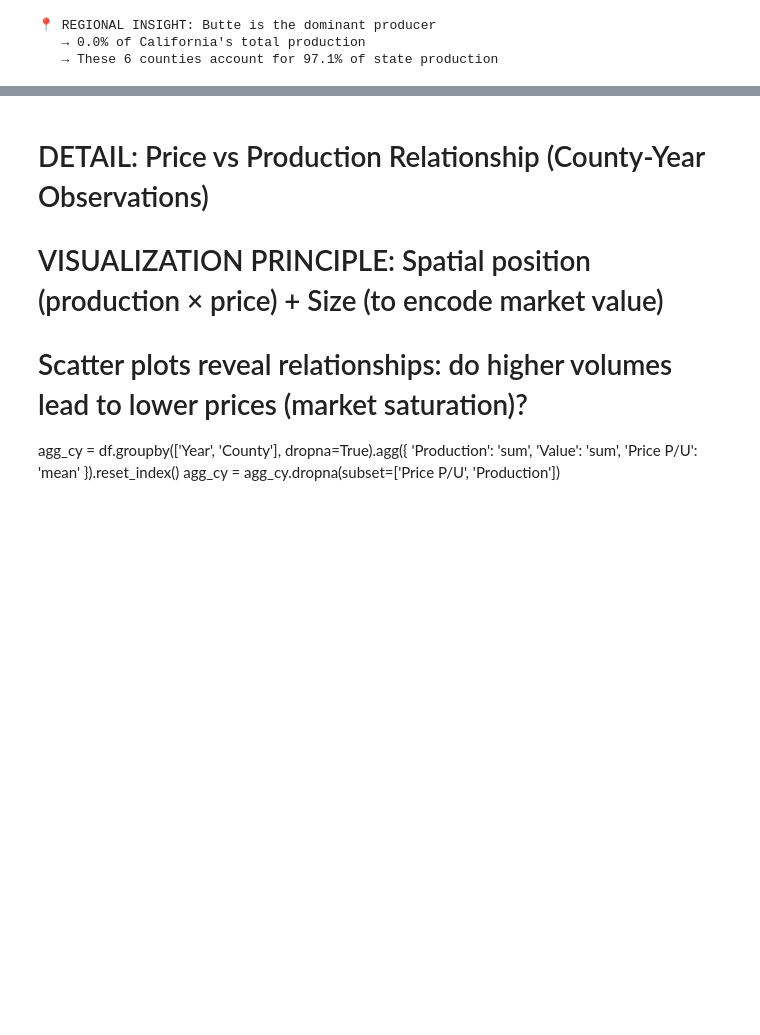
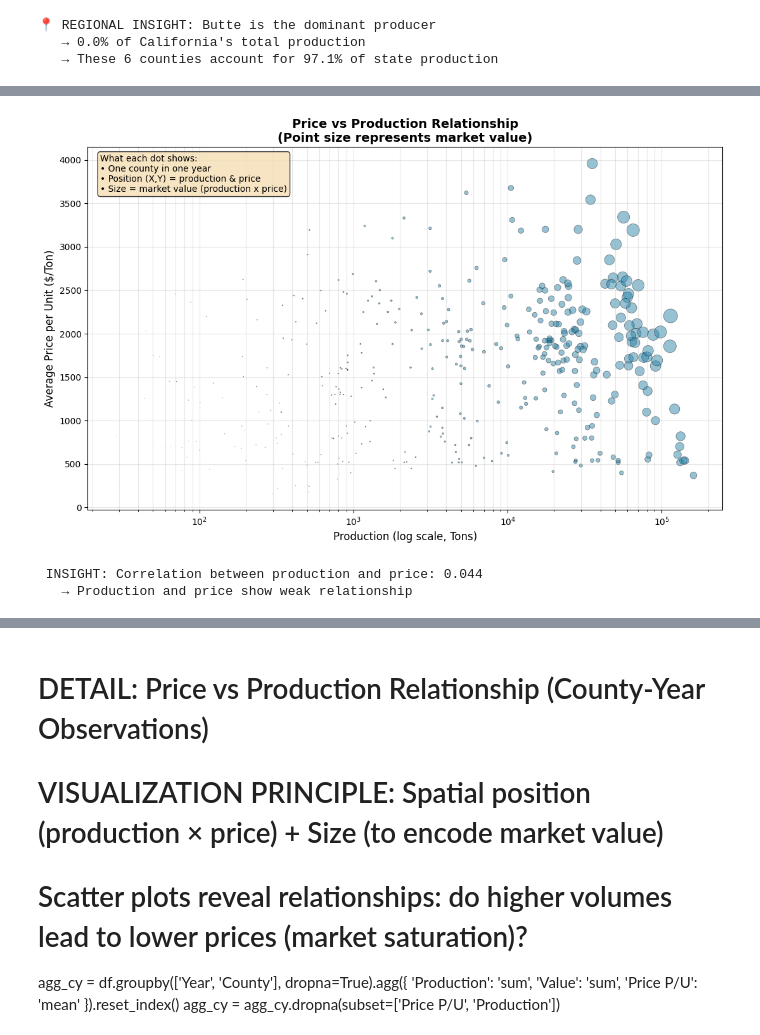
Before and after one commit to katrimik/avocado_vis, a Jupyter notebook: vis.ipynb, the cells around one changed output, grey strips where cells are left out. Cells and saved outputs as stored; diff of their text form; code cells hidden in the pictures; blank space fills up the shorter version.

```diff
--- a/vis.ipynb
+++ b/vis.ipynb
@@ -1146,3 +988,49 @@ fig.update_layout(
 )
 
 fig.show()
+# %%
+# Plot 4: Price vs Production scatter (county-year level) TODO: maybe delete?
+# VISUALIZATION PRINCIPLE: Spatial position (production × price) + Size (to encode market value)
+# Scatter plots reveal relationships: do higher volumes lead to lower prices (market saturation)?
+#maybe do each point as years instead of market value?
+
+agg_cy = df.groupby(['Year', 'County'], dropna=True).agg({
+    'Production': 'sum',
+    'Value': 'sum',
+    'Price P/U': 'mean'
+}).reset_index()
+agg_cy = agg_cy.dropna(subset=['Price P/U', 'Production'])
+
+# Size points by Value (visual encoding of relative market importance)
+size = (agg_cy['Value'].fillna(0) / (agg_cy['Value'].max() if agg_cy['Value'].max() > 0 else 1)) * 250
+
+plt.figure(figsize=(11, 7))
+plt.scatter(agg_cy['Production'], agg_cy['Price P/U'], s=size, alpha=0.5, color='#2E86AB', edgecolors='black', linewidth=0.5)
+plt.xscale('log')
+plt.xlabel('Production (log scale, Tons)', fontsize=12)
+plt.ylabel('Average Price per Unit ($/Ton)', fontsize=12)
+plt.title('Price vs Production Relationship\n(Point size represents market value)', fontsize=14, fontweight='bold')
+plt.grid(True, alpha=0.3, which='both')
+
+# Add explanation box for what the dots represent
+textstr = 'What each dot shows:\n• One county in one year\n• Position (X,Y) = production & price\n• Size = market value (production x price)'
+props = dict(boxstyle='round', facecolor='wheat', alpha=0.8)
+plt.text(0.02, 0.98, textstr, transform=plt.gca().transAxes, fontsize=10,
+        verticalalignment='top', bbox=props)
+
+plt.tight_layout()
+plt.show()
+
+# Calculate correlation
+correlation = agg_cy['Production'].corr(agg_cy['Price P/U'])
+print(f"\n INSIGHT: Correlation between production and price: {correlation:.3f}")
+if correlation < -0.3:
+    print("   → Higher production tends to be associated with LOWER prices (inverse relationship)")
+elif correlation > 0.3:
+    print("   → Higher production tends to be associated with HIGHER prices")
+else:
+    print("   → Production and price show weak relationship")
+# %% [output]
+[figure, new version]
+ INSIGHT: Correlation between production and price: 0.044
+   → Production and price show weak relationship
```
Also changed, not shown: parts of 13 cells of this notebook, 1 other file.
